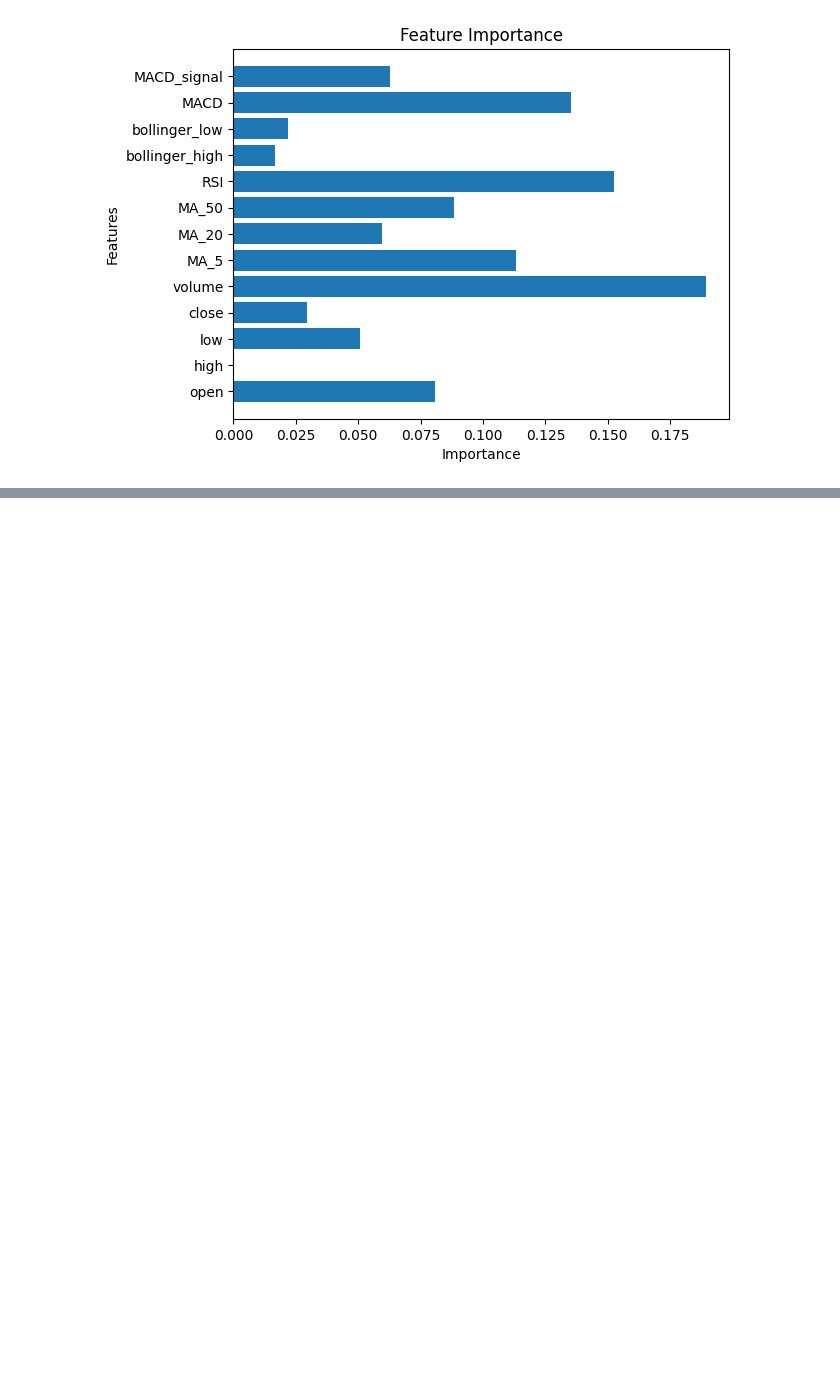
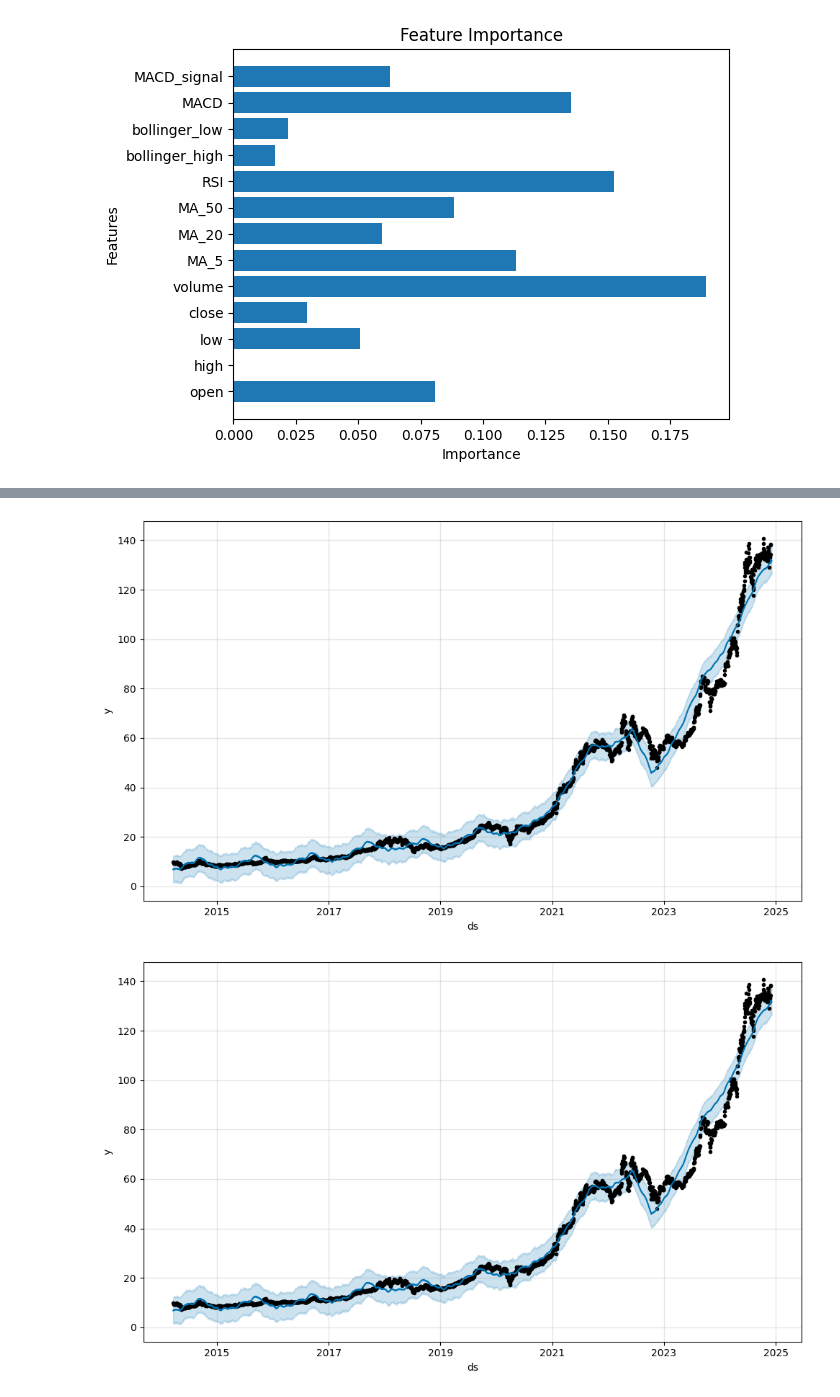
Before and after one commit to ellyx13/stock-trend, a Jupyter notebook: notebook/main.ipynb, the cells around one changed output, grey strips where cells are left out. Cells and saved outputs as stored; diff of their text form; code cells hidden in the pictures; blank space fills up the shorter version.

Commit message:
feat(app): enhance stock prediction app with performance metrics and Prophet forecasting

```diff
--- a/notebook/main.ipynb
+++ b/notebook/main.ipynb
@@ -105,3 +105,14 @@ plt.title("Feature Importance")
 plt.show()
 # %% [output]
 [figure]
+# %%
+from prophet import Prophet
+
+df_prophet = df.rename(columns={'close': 'y', 'time': 'ds'})
+model = Prophet()
+model.fit(df_prophet)
+
+future = model.make_future_dataframe(periods=7)  # Dự báo 7 ngày
+forecast = model.predict(future)
+model.plot(forecast)
+# %% [output]
@@ -107,0 +121,2 @@ plt.show()
+[figure, added]
+[figure, added]
```
Also changed, not shown: parts of 2 cells of this notebook, 3 other files.
